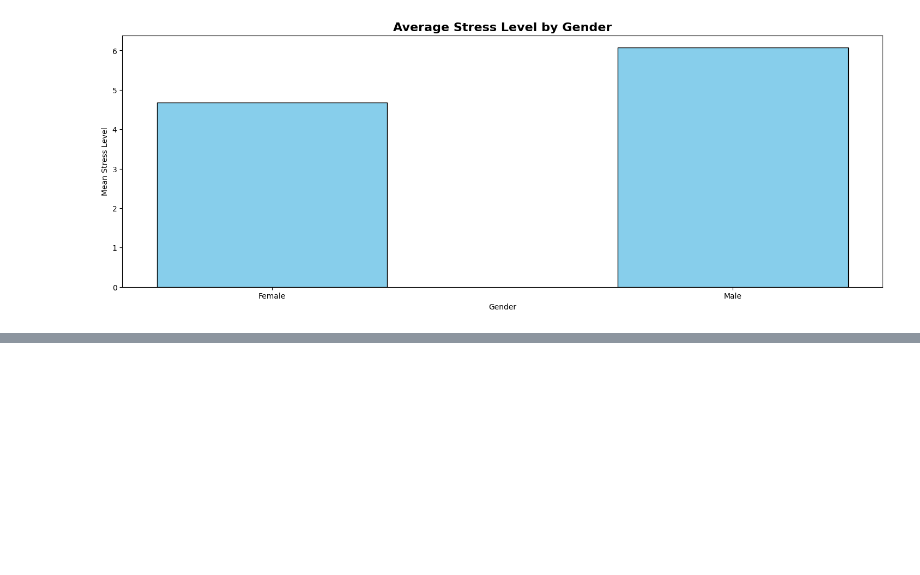
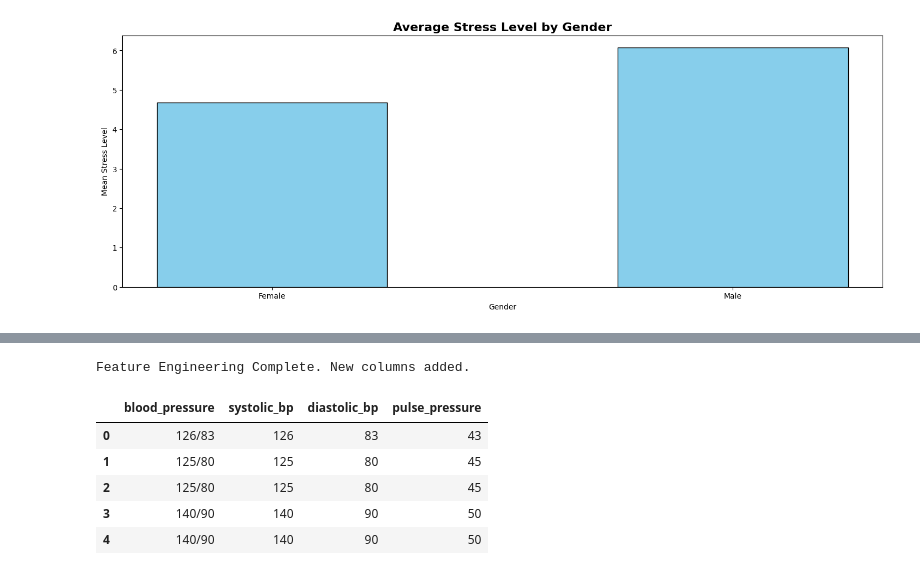
Before and after one commit to Nick-Prism/sleep-lifestyle-analysis, a Jupyter notebook: DEV_AAT.ipynb, the cells around one changed output, grey strips where cells are left out. Cells and saved outputs as stored; diff of their text form; code cells hidden in the pictures; blank space fills up the shorter version.

```diff
--- a/DEV_AAT.ipynb
+++ b/DEV_AAT.ipynb
@@ -379,0 +469,24 @@ del gender_stress_mean
+# %%
+# --- Review 5: Feature Engineering ---
+
+# 1. Fix inconsistencies in BMI (Medical Standard)
+df['bmi_category'] = df['bmi_category'].replace('Normal Weight', 'Normal')
+
+# 2. Advanced Feature: Split Blood Pressure into Systolic/Diastolic
+# This allows us to treat BP as a number, not a string.
+df[['systolic_bp', 'diastolic_bp']] = df['blood_pressure'].str.split('/', expand=True).astype(int)
+
+# 3. Advanced Feature: Pulse Pressure
+# (Systolic - Diastolic) is a key indicator of cardiovascular health
+df['pulse_pressure'] = df['systolic_bp'] - df['diastolic_bp']
+
+print("Feature Engineering Complete. New columns added.")
+df[['blood_pressure', 'systolic_bp', 'diastolic_bp', 'pulse_pressure']].head()
+# %% [output]
+Feature Engineering Complete. New columns added.
+|  | blood_pressure | systolic_bp | diastolic_bp | pulse_pressure |
+| 0 | 126/83 | 126 | 83 | 43 |
+| 1 | 125/80 | 125 | 80 | 45 |
+| 2 | 125/80 | 125 | 80 | 45 |
+| 3 | 140/90 | 140 | 90 | 50 |
+| 4 | 140/90 | 140 | 90 | 50 |
```
Also changed, not shown: parts of 4 cells of this notebook.
